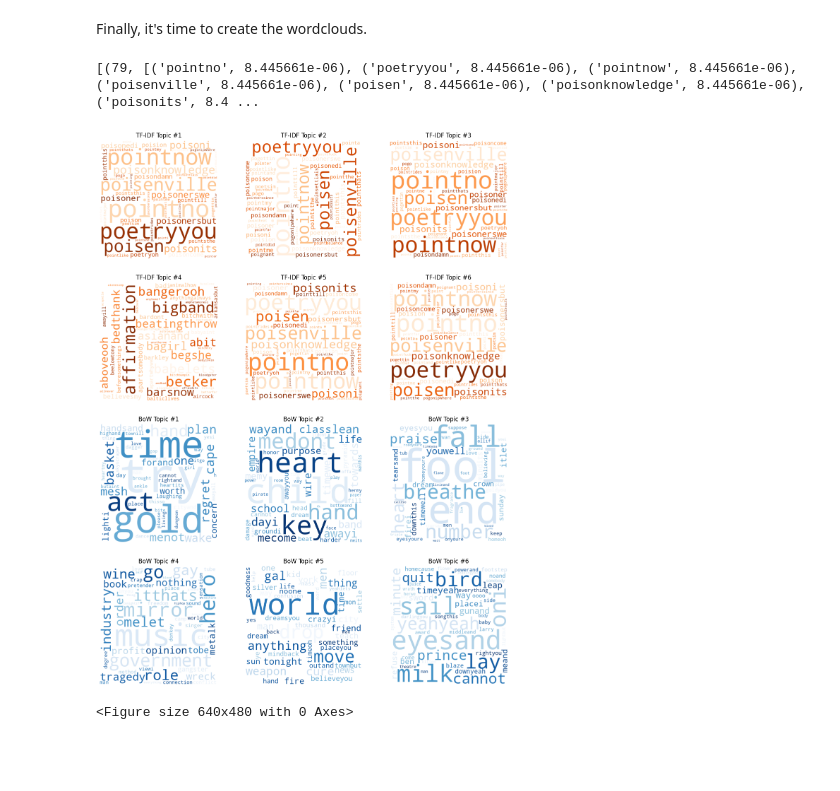
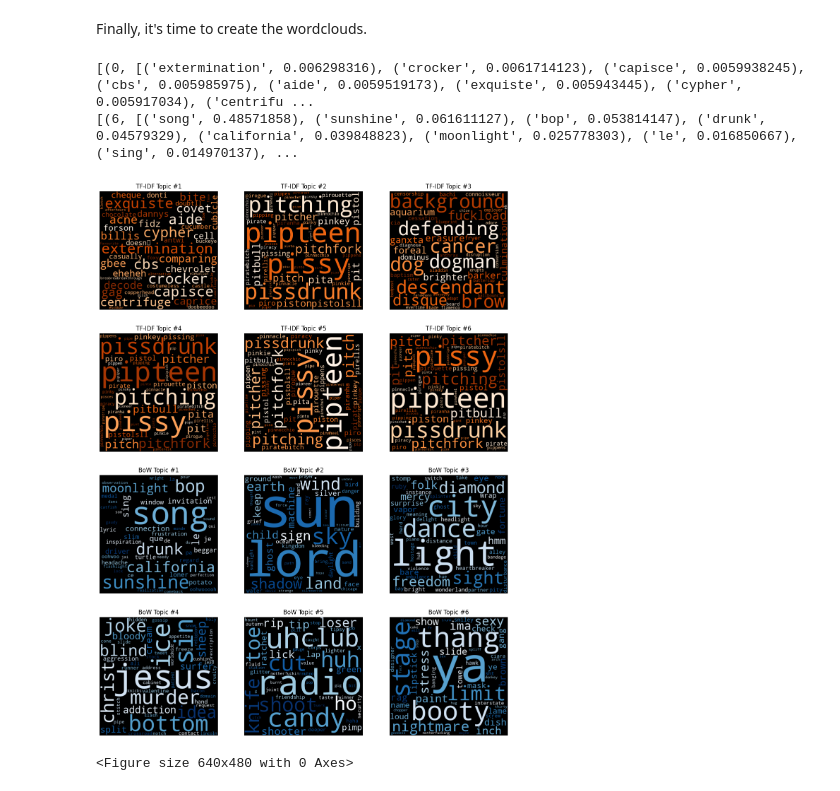
Before and after one commit to charliemarshall1996/lom, a Jupyter notebook: notebooks/optimization/extraction/extraction_analysis.ipynb, the cells around one changed output. Cells and saved outputs as stored; diff of their text form; code cells hidden in the pictures; blank space fills up the shorter version.

```diff
--- a/notebooks/optimization/extraction/extraction_analysis.ipynb
+++ b/notebooks/optimization/extraction/extraction_analysis.ipynb
@@ -109,10 +109,8 @@ dropped_gs = read_json_mapping("../../../data/vocab/dropped_gs.json")
 # Import dataset
 data = pd.read_csv("../../../data/raw/song_lyrics_sampled.csv")
 
-# Sample
-data = data.sample(10000)
 
-cleaner = LyricsCleaner(list(stop_words), contractions, dropped_gs, remove_adlibs=True, remove_min_len_adlibs=True)
+cleaner = LyricsCleaner(list(stop_words), contractions, dropped_gs, remove_adlibs=False, remove_min_len_adlibs=False)
 lyrics, texts = cleaner.clean_lyrics(data.lyrics)
 # %% [markdown]
 Now to extract the features and train the models:
@@ -120,6 +118,7 @@ Now to extract the features and train the models:
 from sklearn.feature_extraction.text import TfidfVectorizer
 from gensim.matutils import Sparse2Corpus
 from gensim.corpora import Dictionary
+from gensim.models import CoherenceModel
 
 num_topics = 100
 
@@ -130,7 +129,7 @@ bow_dct = Dictionary(texts)
 bow_corpus = [bow_dct.doc2bow(doc) for doc in texts]
 
 # Train bow model
-bow_model = LdaModel(corpus=bow_corpus, id2word=bow_dct, num_topics=num_topics)
+bow_model = LdaModel(corpus=bow_corpus, passes=10, id2word=bow_dct, num_topics=num_topics, minimum_probability=0.0000000000000001)
 
 # Create dtm
 vec = TfidfVectorizer(lowercase=False)
@@ -141,7 +140,7 @@ tfidf_dct = Dictionary.from_corpus(
     tfidf_corpus, id2word={v: k for k, v in vocab})
 
 # Train tf-idf model
-tfidf_model = LdaModel(corpus=tfidf_corpus, id2word=tfidf_dct, num_topics=num_topics)
+tfidf_model = LdaModel(corpus=tfidf_corpus, passes=10, id2word=tfidf_dct, num_topics=num_topics, minimum_probability=0.0000000000000001)
 # %% [markdown]
 Finally, it's time to create the wordclouds.
 # %%
@@ -155,35 +154,37 @@ num_cols = 3
 num_rows = 4
 
 fig, axes = plt.subplots(num_rows, num_cols, figsize=(15, num_rows * 5))
 axes = axes.flatten()
 print(tfidf_topics)
+print(bow_topics)
 
 for i, topic in enumerate(tfidf_topics):
     dict_words = dict(topic[1])
 
     wordcloud = WordCloud(width=400, height=400,
-                          background_color='white',
+                          background_color='black',
                           colormap="Oranges",
                           min_font_size=10).generate_from_frequencies(dict_words)
 
     axes[i].imshow(wordcloud, interpolation='bilinear')
     axes[i].axis("off")
     axes[i].set_title(f"TF-IDF Topic #{i+1}")
 
 for i, topic in enumerate(bow_topics):
     dict_words = dict(topic[1])
     wordcloud = WordCloud(width=400, height=400,
-                          background_color='white',
+                          background_color='black',
                           colormap="Blues",
                           min_font_size=10).generate_from_frequencies(dict_words)
 
     axes[i+6].imshow(wordcloud, interpolation='bilinear')
     axes[i+6].axis("off")
     axes[i+6].set_title(f"BoW Topic #{i+1}")
 
 plt.show()
 plt.savefig("../../../data/analysis/optimization/extraction/bow_v_tf-idf_wordclouds.png")
 # %% [output]
-[(79, [('pointno', 8.445661e-06), ('poetryyou', 8.445661e-06), ('pointnow', 8.445661e-06), ('poisenville', 8.445661e-06), ('poisen', 8.445661e-06), ('poisonknowledge', 8.445661e-06), ('poisonits', 8.4 ...
+[(0, [('extermination', 0.006298316), ('crocker', 0.0061714123), ('capisce', 0.0059938245), ('cbs', 0.005985975), ('aide', 0.0059519173), ('exquiste', 0.005943445), ('cypher', 0.005917034), ('centrifu ...
+[(6, [('song', 0.48571858), ('sunshine', 0.061611127), ('bop', 0.053814147), ('drunk', 0.04579329), ('california', 0.039848823), ('moonlight', 0.025778303), ('le', 0.016850667), ('sing', 0.014970137), ...
-[figure, old version]
+[figure, new version]
 <Figure size 640x480 with 0 Axes>
```
Also changed, not shown: parts of 2 cells of this notebook, 1 other file.
